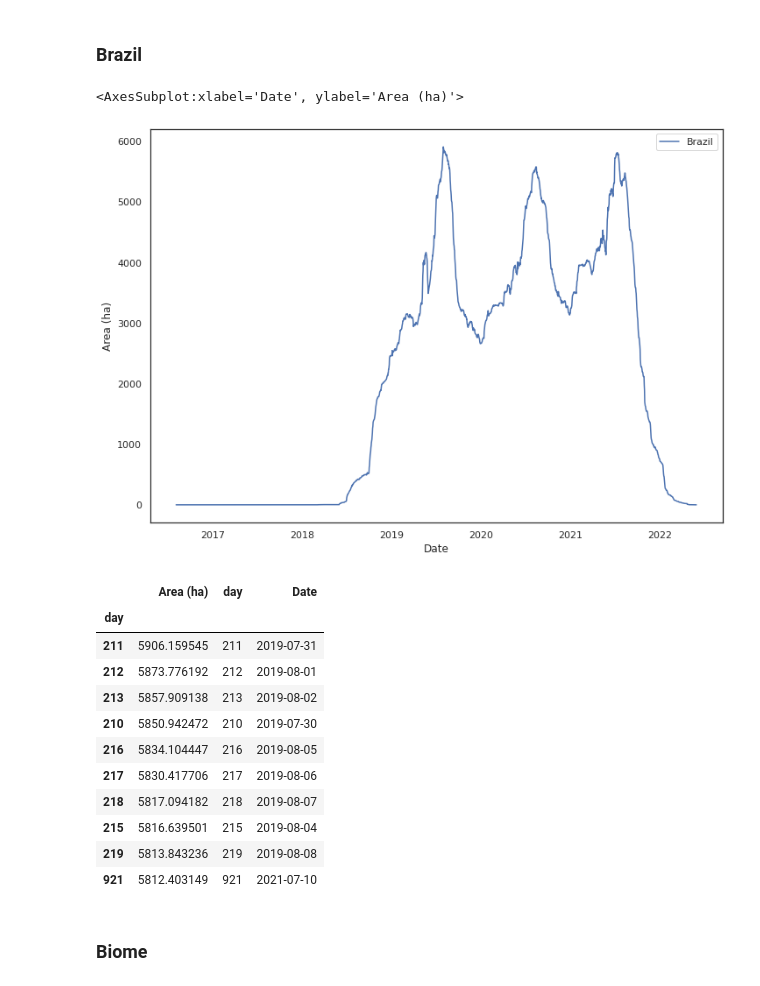
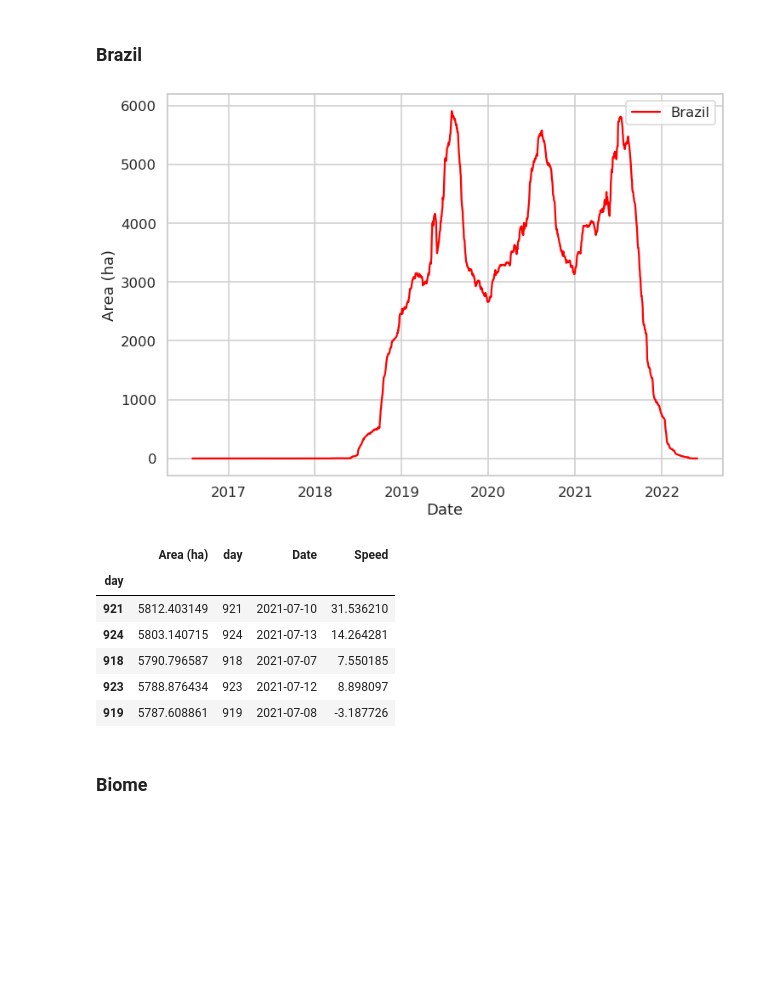
Before and after one commit to leandroleal/mapbiomas-alerta-analysis, a Jupyter notebook: validated_alerts_2021.ipynb, the cells around one changed output. Cells and saved outputs as stored; diff of their text form; code cells hidden in the pictures; blank space fills up the shorter version.

```diff
--- a/validated_alerts_2021.ipynb
+++ b/validated_alerts_2021.ipynb
@@ -314,29 +313,25 @@ def deforestation_speed(validated, base_date='2019-01-01'):
 # %% [markdown]
 ### Brazil
 # %%
-df_speed = deforestation_speed(validated)
+df_speed_br = deforestation_speed(validated)
 # %%
-sns.set(rc={'figure.figsize':(11.7,8.27)})
-sns.set_style("white")
-sns.lineplot(x='Date', y='Area (ha)', data=df_speed, label='Brazil', marker='', linestyle='-')
+fig, ax = plt.subplots()
+sns.set(rc={'figure.figsize':(11.7,8.27)}, font_scale=2)
+sns.set_context("talk")
+sns.set_style("whitegrid")
+g = sns.lineplot(x='Date', y='Area (ha)', data=df_speed_br, label='Brazil', marker='', linestyle='-', color='red')
 # %% [output]
-<AxesSubplot:xlabel='Date', ylabel='Area (ha)'>
-[figure, old version]
+[figure, new version]
 # %%
-df_speed.sort_values('Area (ha)',ascending=False)[0:10]
+df_speed_br[df_speed_br['Date'].dt.year == 2021].sort_values('Area (ha)',ascending=False).iloc[0:5]
 # %% [output]
-|  | Area (ha) | day | Date |
-| day |  |  |  |
-| 211 | 5906.159545 | 211 | 2019-07-31 |
-| 212 | 5873.776192 | 212 | 2019-08-01 |
-| 213 | 5857.909138 | 213 | 2019-08-02 |
-| 210 | 5850.942472 | 210 | 2019-07-30 |
-| 216 | 5834.104447 | 216 | 2019-08-05 |
-| 217 | 5830.417706 | 217 | 2019-08-06 |
-| 218 | 5817.094182 | 218 | 2019-08-07 |
-| 215 | 5816.639501 | 215 | 2019-08-04 |
-| 219 | 5813.843236 | 219 | 2019-08-08 |
-| 921 | 5812.403149 | 921 | 2021-07-10 |
+|  | Area (ha) | day | Date | Speed |
+| day |  |  |  |  |
+| 921 | 5812.403149 | 921 | 2021-07-10 | 31.536210 |
+| 924 | 5803.140715 | 924 | 2021-07-13 | 14.264281 |
+| 918 | 5790.796587 | 918 | 2021-07-07 | 7.550185 |
+| 923 | 5788.876434 | 923 | 2021-07-12 | 8.898097 |
+| 919 | 5787.608861 | 919 | 2021-07-08 | -3.187726 |
 # %% [markdown]
 ### Biome
 # %%
```
Also changed, not shown: parts of 4 cells of this notebook.
